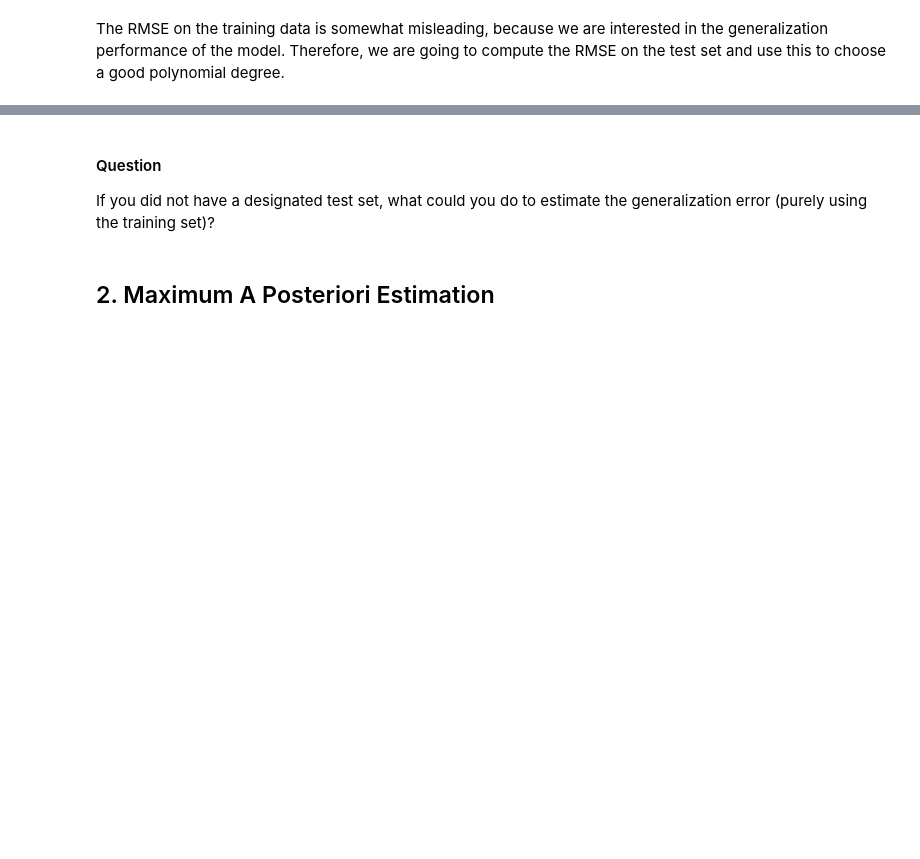
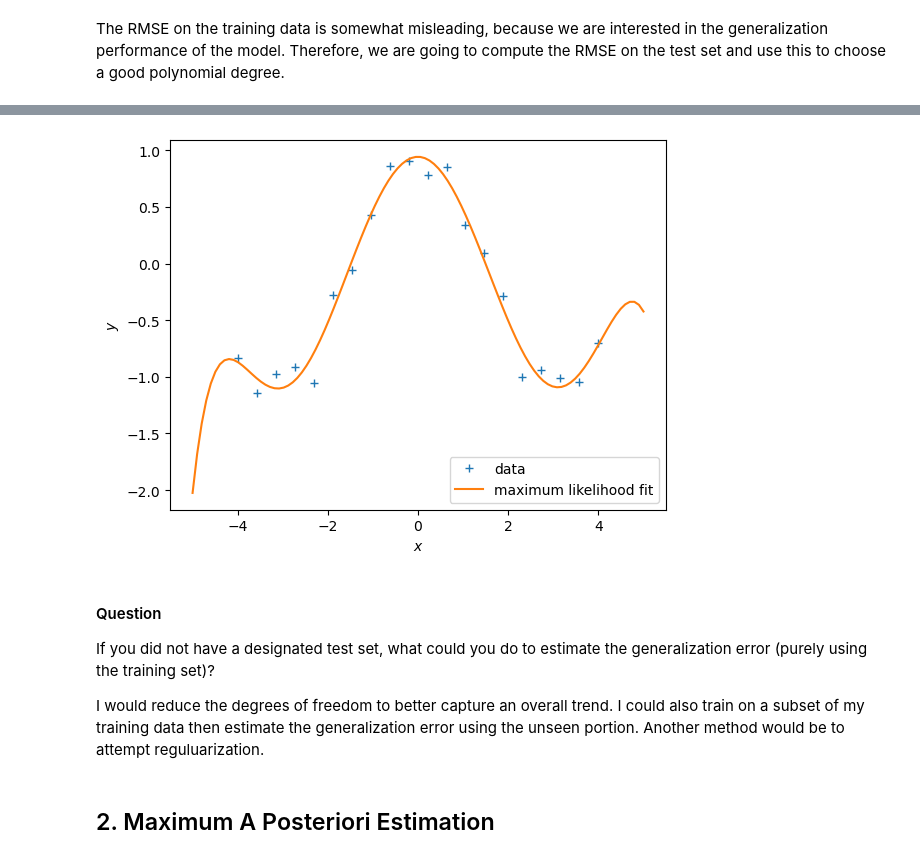
Before and after one commit to mindphil/mml, a Jupyter notebook: tutorials/tutorial_linear_regression.ipynb, the cells around one changed output, grey strips where cells are left out. Drawn from its saved outputs; the diff is of its cells as text; code cells hidden in the pictures; blank space fills up the shorter version.

```diff
--- a/tutorials/tutorial_linear_regression.ipynb
+++ b/tutorials/tutorial_linear_regression.ipynb
@@ -443,16 +470,24 @@ plt.legend(["training set", "test set"]);
 # %%
 # WRITE THE PLOTTING CODE HERE
 plt.figure()
 plt.plot(X, y, '+')
-ypred_test = Xtest*0 ## <--- EDIT THIS LINE (hint: you may require a few lines to do the computation)
+K = 7
+Phi = poly_features(X, K)
+theta_ml = nonlinear_features_maximum_likelihood(Phi,y)
+Phi_test = poly_features(Xtest,K)
+ypred_test = Phi_test@theta_ml ## <--- EDIT THIS LINE (hint: you may require a few lines to do the computation)
 
 plt.plot(Xtest, ypred_test)
 plt.xlabel("$x$")
 plt.ylabel("$y$")
 plt.legend(["data", "maximum likelihood fit"]);
+# %% [output]
+[figure, added]
 # %% [markdown]
 #### Question
 If you did not have a designated test set, what could you do to estimate the generalization error (purely using the training set)?
+
+I would reduce the degrees of freedom to better capture an overall trend. I could also train on a subset of my training data then estimate the generalization error using the unseen portion. Another method would be to attempt reguluarization.
 # %% [markdown]
 ## 2. Maximum A Posteriori Estimation
 # %% [markdown]
```
Also changed, not shown: parts of 22 cells of this notebook.
